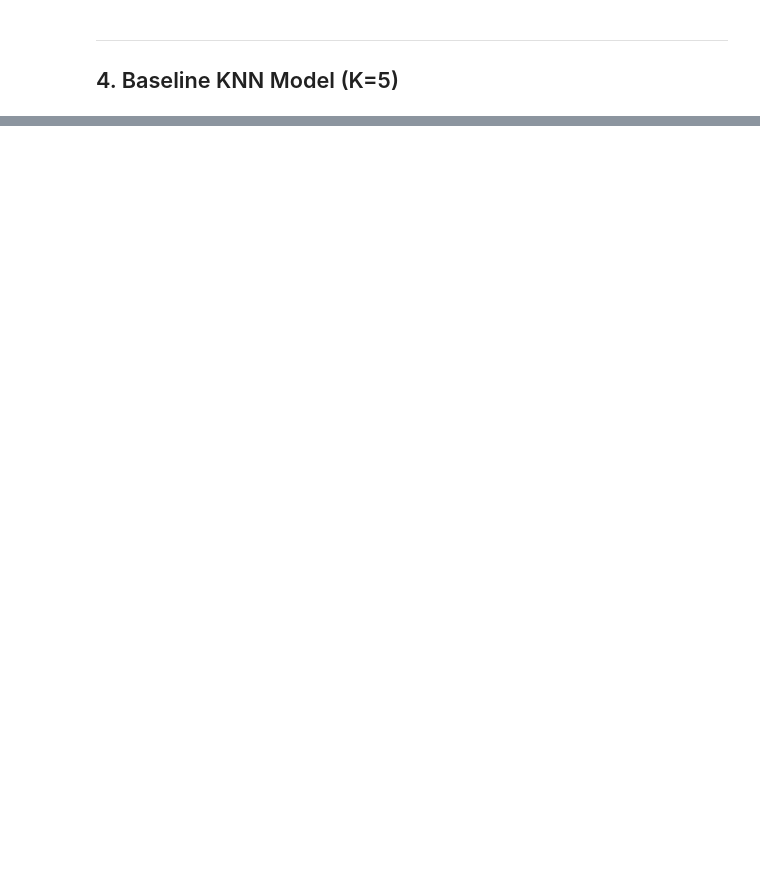
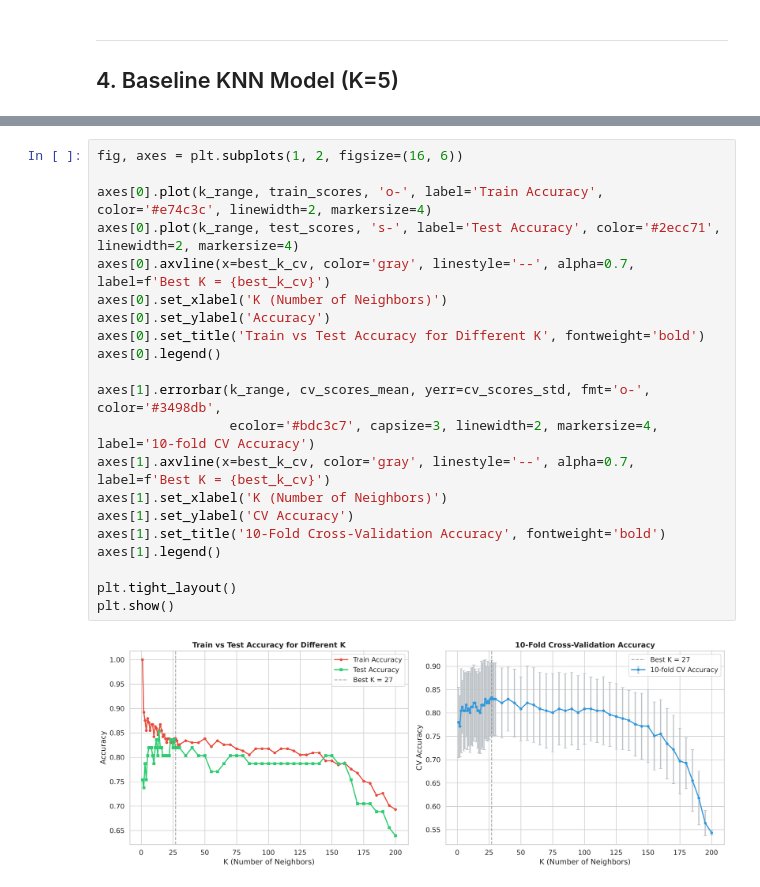
Before and after one commit to Subhadip24/AIml-Project, a Jupyter notebook: Heart_Disease_KNN_Classification.ipynb, the cells around one changed output, grey strips where cells are left out. Saved outputs shown, nothing was run; the diff lists cells and outputs as text; blank space fills up the shorter version.

```diff
--- a/Heart_Disease_KNN_Classification.ipynb
+++ b/Heart_Disease_KNN_Classification.ipynb
@@ -692,0 +353,23 @@ EXPERIMENT COMPLETE
+# %%
+fig, axes = plt.subplots(1, 2, figsize=(16, 6))
+
+axes[0].plot(k_range, train_scores, 'o-', label='Train Accuracy', color='#e74c3c', linewidth=2, markersize=4)
+axes[0].plot(k_range, test_scores, 's-', label='Test Accuracy', color='#2ecc71', linewidth=2, markersize=4)
+axes[0].axvline(x=best_k_cv, color='gray', linestyle='--', alpha=0.7, label=f'Best K = {best_k_cv}')
+axes[0].set_xlabel('K (Number of Neighbors)')
+axes[0].set_ylabel('Accuracy')
+axes[0].set_title('Train vs Test Accuracy for Different K', fontweight='bold')
+axes[0].legend()
+
+axes[1].errorbar(k_range, cv_scores_mean, yerr=cv_scores_std, fmt='o-', color='#3498db',
+                 ecolor='#bdc3c7', capsize=3, linewidth=2, markersize=4, label='10-fold CV Accuracy')
+axes[1].axvline(x=best_k_cv, color='gray', linestyle='--', alpha=0.7, label=f'Best K = {best_k_cv}')
+axes[1].set_xlabel('K (Number of Neighbors)')
+axes[1].set_ylabel('CV Accuracy')
+axes[1].set_title('10-Fold Cross-Validation Accuracy', fontweight='bold')
+axes[1].legend()
+
+plt.tight_layout()
+plt.show()
+# %% [output]
+[figure, added]
```
Also changed, not shown: parts of 46 cells of this notebook, 1 other file.
